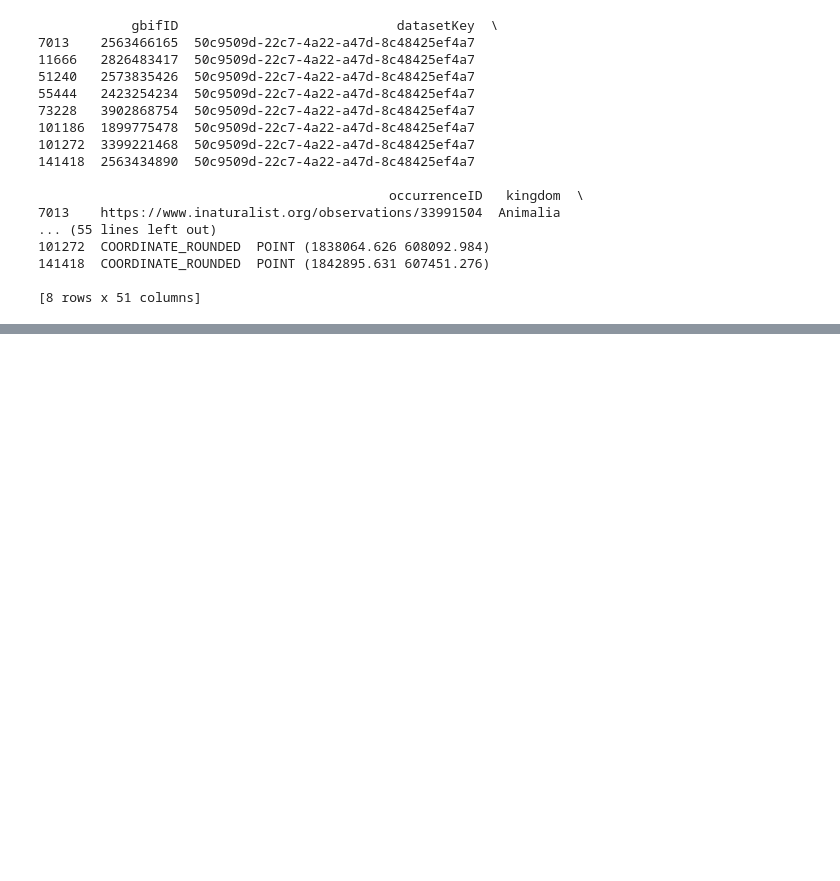
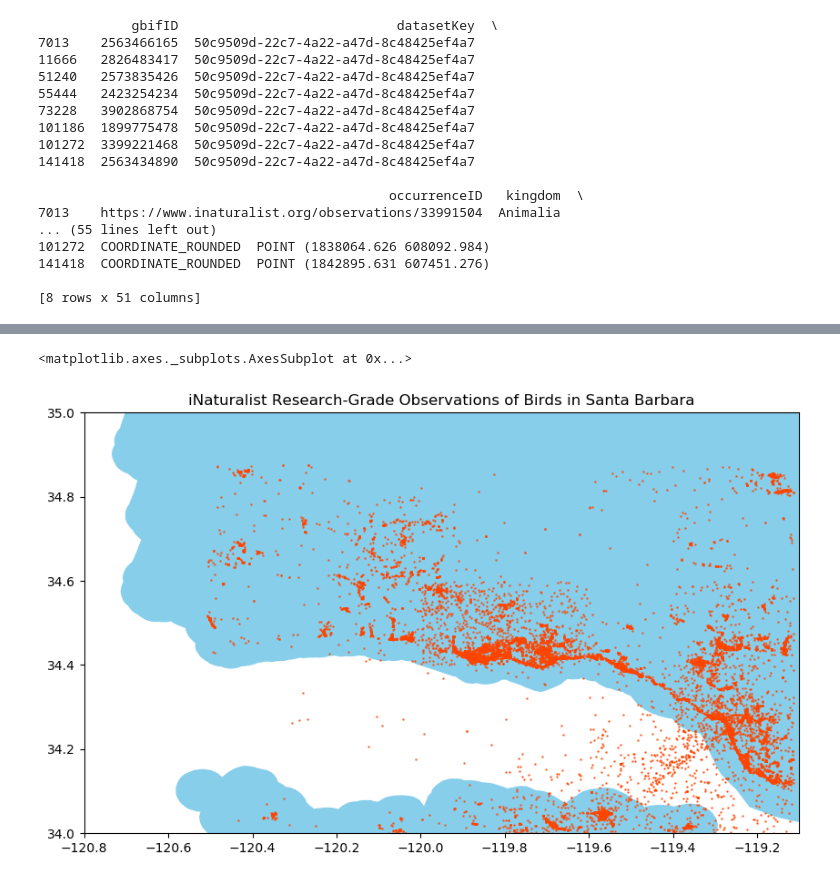
Before and after one commit to erica-bishop/eds220-finalproject, a Jupyter notebook: FINAL_workingcopy.ipynb, the cells around one changed output, grey strips where cells are left out. Saved outputs shown, nothing was run; the diff lists cells and outputs as text; code cells hidden in the pictures; blank space fills up the shorter version.

```diff
--- a/FINAL_workingcopy.ipynb
+++ b/FINAL_workingcopy.ipynb
@@ -299,0 +432,35 @@ print(tarantulas_rpj[~friendly_neighbors.is_empty])
+# %%
+#make outline of sb to overlay inaturalist data onto
+
+#defining size of output figure
+fig, ax = plt.subplots(figsize=(14,6))
+
+#setting boundaries
+xmin = -120.8
+xmax = -119.1
+ymin = 34
+ymax = 35
+
+#feed min and max thru into limits for x and y axis
+xlim = (xmin, xmax)
+ylim = (ymin, ymax)
+
+#set axis to x and y limits
+ax.set_xlim(xlim)
+ax.set_ylim(ylim)
+
+#sb map
+plt.title("iNaturalist Research-Grade Observations of Birds in Santa Barbara")
+shp_reproj.plot(legend = False, ax = ax,
+               color = "skyblue")
+
+#sb aves
+sb_aves_gdf.plot(aspect = 1,
+               color = "orangered",
+                marker = "o",
+                 alpha = 0.75,
+                 markersize = 0.6,
+               ax = ax)
+# %% [output]
+<matplotlib.axes._subplots.AxesSubplot at 0x...>
+[figure, added]
```
Also changed, not shown: parts of 13 cells of this notebook.
